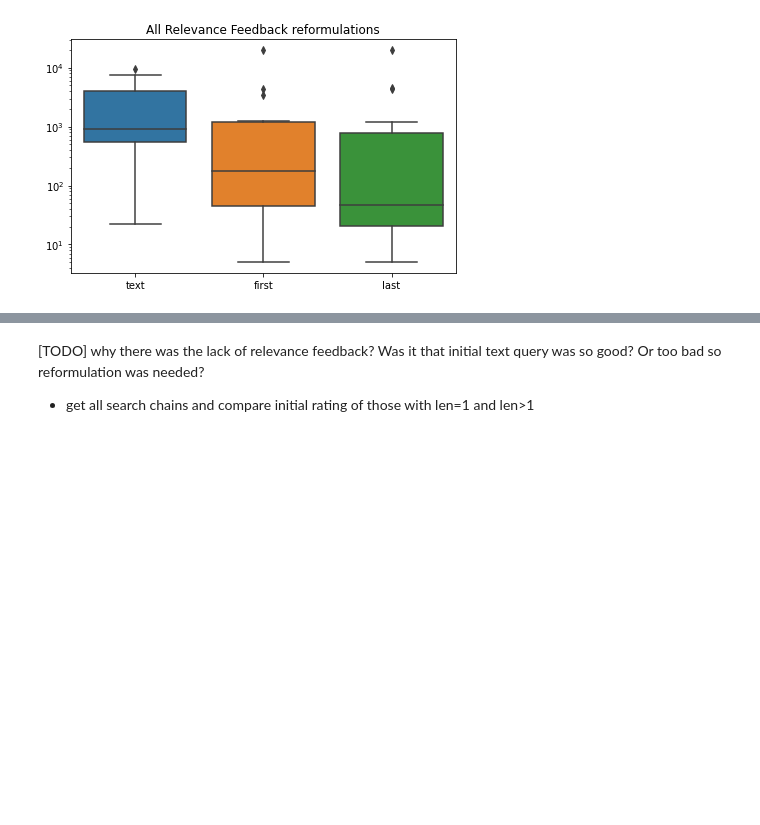
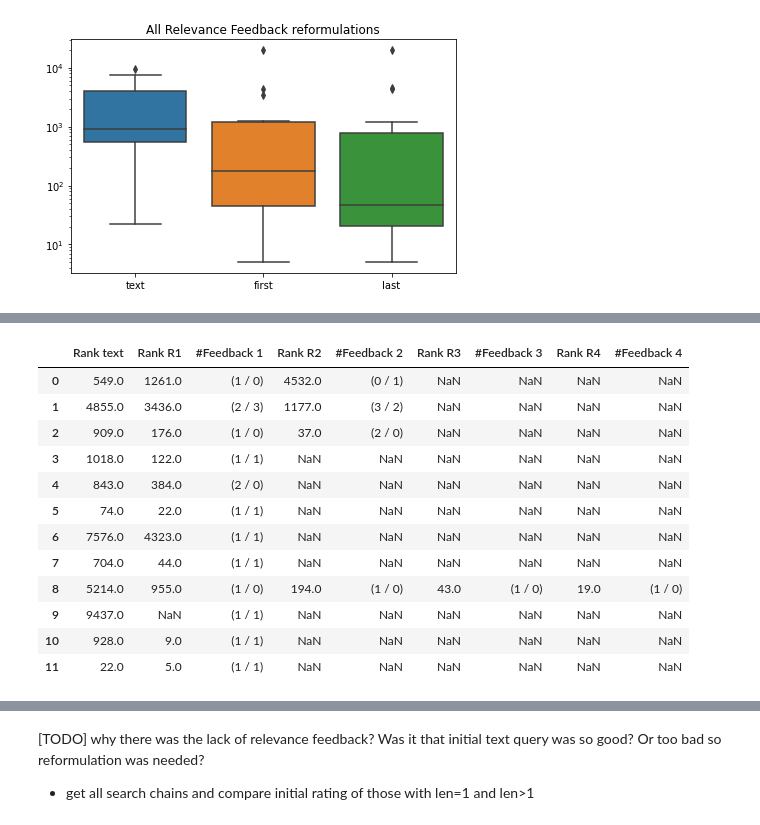
Before and after one commit to lpeska/MMM2023_CVHunter_analysis, a Jupyter notebook: CVHunter2022Eval_final.ipynb, the cells around one changed output, grey strips where cells are left out. Drawn from its saved outputs; the diff is of its cells as text; code cells hidden in the pictures; blank space fills up the shorter version.

```diff
--- a/CVHunter2022Eval_final.ipynb
+++ b/CVHunter2022Eval_final.ipynb
@@ -901,0 +1056,15 @@ plt.savefig("reformulationsTemporal.png", dpi=300)
+# %%
+for sc in searchChains:
+    row=[np.nan,np.nan,np.nan,np.nan,np.nan,np.nan,np.nan,np.nan,np.nan]
+    for i,s in enumerate(sc):
+        if i==0:
+            pass
+        else:
+            g = s["query"].split("|")
+            dctVolumes = {}
+            if len(g) >=3:
+                dctVolumes[g[1]] = g[2].count('_')
+            if len(g) >=5:
+                dctVolumes[g[3]] = g[4].count('_')
+            print(dctVolumes)
+            break
@@ -901,0 +1084,36 @@ plt.savefig("reformulationsTemporal.png", dpi=300)
+# %%
+rows = []
+for sc in searchChains:
+    row=[np.nan,np.nan,np.nan,np.nan,np.nan,np.nan,np.nan,np.nan,np.nan]
+    for i,s in enumerate(sc):
+        if i==0:
+            row[i] = s.Rank
+        else:
+            g = s["query"].split("|")
+            dctVolumes = {}
+            if len(g) >=3:
+                dctVolumes[g[1]] = g[2].count('_')
+            if len(g) >=5:
+                dctVolumes[g[3]] = g[4].count('_')
+            s1 =  dctVolumes.get(' group:1',0)
+            s2 =  dctVolumes.get(' group:2',0)
+
+            row[i*2] = "("+str(s1)+" / "+str(s2)+")"
+            row[i*2-1] = s.Rank
+    rows.append(row)
+dfTab = pd.DataFrame(rows, columns=['Rank text','Rank R1','#Feedback 1','Rank R2','#Feedback 2','Rank R3','#Feedback 3','Rank R4','#Feedback 4'])
+dfTab
+# %% [output]
+|  | Rank text | Rank R1 | #Feedback 1 | Rank R2 | #Feedback 2 | Rank R3 | #Feedback 3 | Rank R4 | #Feedback 4 |
+| 0 | 549.0 | 1261.0 | (1 / 0) | 4532.0 | (0 / 1) | NaN | NaN | NaN | NaN |
+| 1 | 4855.0 | 3436.0 | (2 / 3) | 1177.0 | (3 / 2) | NaN | NaN | NaN | NaN |
+| 2 | 909.0 | 176.0 | (1 / 0) | 37.0 | (2 / 0) | NaN | NaN | NaN | NaN |
+| 3 | 1018.0 | 122.0 | (1 / 1) | NaN | NaN | NaN | NaN | NaN | NaN |
+| 4 | 843.0 | 384.0 | (2 / 0) | NaN | NaN | NaN | NaN | NaN | NaN |
+| 5 | 74.0 | 22.0 | (1 / 1) | NaN | NaN | NaN | NaN | NaN | NaN |
+| 6 | 7576.0 | 4323.0 | (1 / 1) | NaN | NaN | NaN | NaN | NaN | NaN |
+| 7 | 704.0 | 44.0 | (1 / 1) | NaN | NaN | NaN | NaN | NaN | NaN |
+| 8 | 5214.0 | 955.0 | (1 / 0) | 194.0 | (1 / 0) | 43.0 | (1 / 0) | 19.0 | (1 / 0) |
+| 9 | 9437.0 | NaN | (1 / 1) | NaN | NaN | NaN | NaN | NaN | NaN |
+| 10 | 928.0 | 9.0 | (1 / 1) | NaN | NaN | NaN | NaN | NaN | NaN |
+| 11 | 22.0 | 5.0 | (1 / 1) | NaN | NaN | NaN | NaN | NaN | NaN |
```
Also changed, not shown: parts of 24 cells of this notebook.
